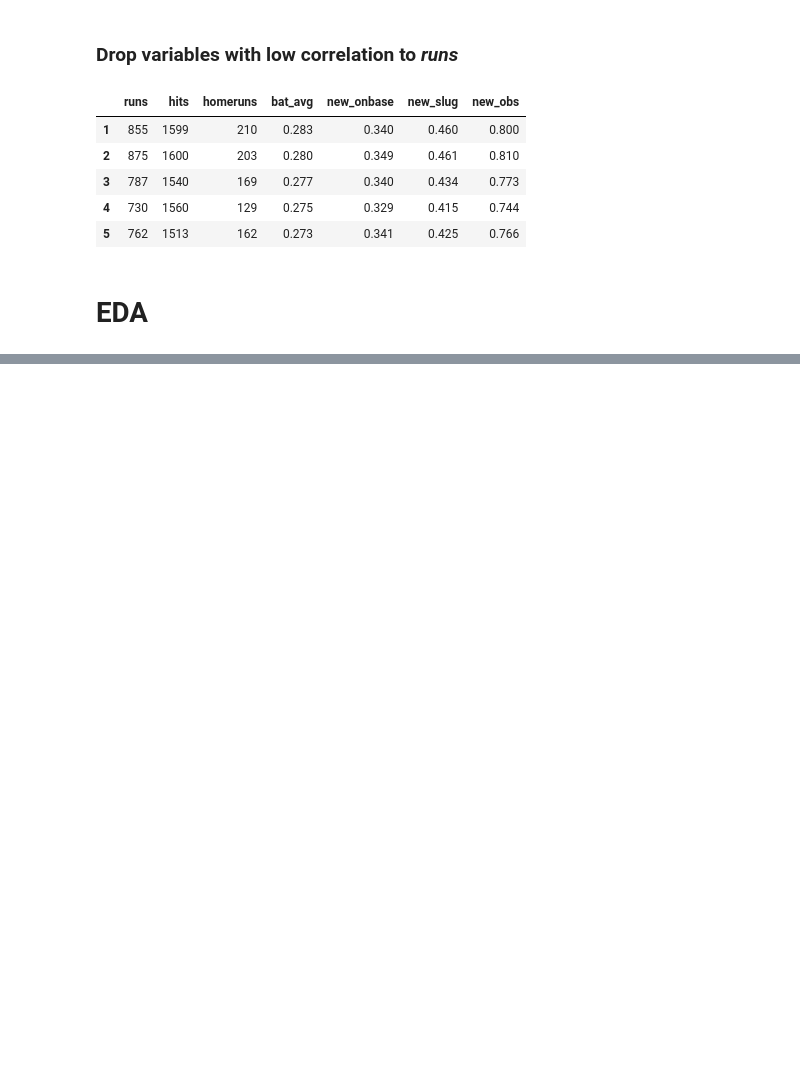
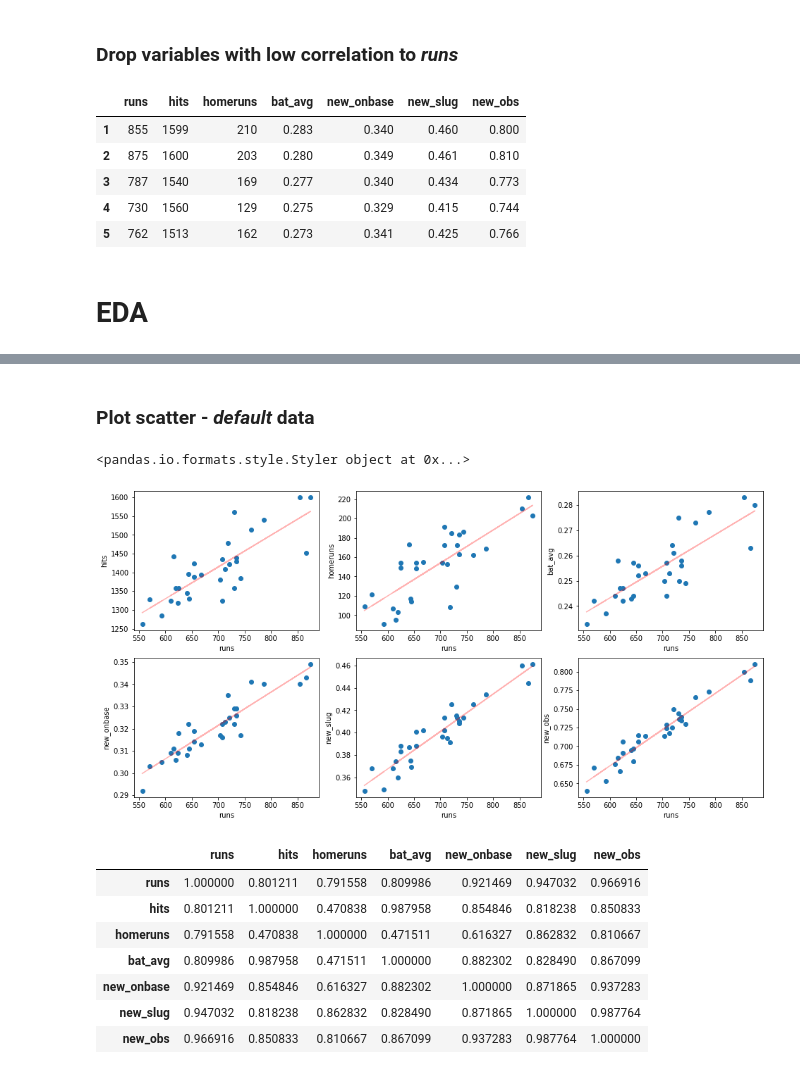
Before and after one commit to saychelsea11/Moneyball_Linear_Regression, a Jupyter notebook: Moneyball_Linear_Regression.ipynb, the cells around one changed output, grey strips where cells are left out. Cells and saved outputs as stored; diff of their text form; code cells hidden in the pictures; blank space fills up the shorter version.

```diff
--- a/Moneyball_Linear_Regression.ipynb
+++ b/Moneyball_Linear_Regression.ipynb
@@ -112,0 +150,16 @@ plot(df,"square")
+# %% [markdown]
+### Plot scatter - *default* data
+# %%
+plot_scatter(df.copy())
+df.corr(method="pearson").style.background_gradient()
+# %% [output]
+<pandas.io.formats.style.Styler object at 0x...>
+[figure, added]
+|  | runs | hits | homeruns | bat_avg | new_onbase | new_slug | new_obs |
+| runs | 1.000000 | 0.801211 | 0.791558 | 0.809986 | 0.921469 | 0.947032 | 0.966916 |
+| hits | 0.801211 | 1.000000 | 0.470838 | 0.987958 | 0.854846 | 0.818238 | 0.850833 |
+| homeruns | 0.791558 | 0.470838 | 1.000000 | 0.471511 | 0.616327 | 0.862832 | 0.810667 |
+| bat_avg | 0.809986 | 0.987958 | 0.471511 | 1.000000 | 0.882302 | 0.828490 | 0.867099 |
+| new_onbase | 0.921469 | 0.854846 | 0.616327 | 0.882302 | 1.000000 | 0.871865 | 0.937283 |
+| new_slug | 0.947032 | 0.818238 | 0.862832 | 0.828490 | 0.871865 | 1.000000 | 0.987764 |
+| new_obs | 0.966916 | 0.850833 | 0.810667 | 0.867099 | 0.937283 | 0.987764 | 1.000000 |
```
Also changed, not shown: parts of 18 cells of this notebook.
